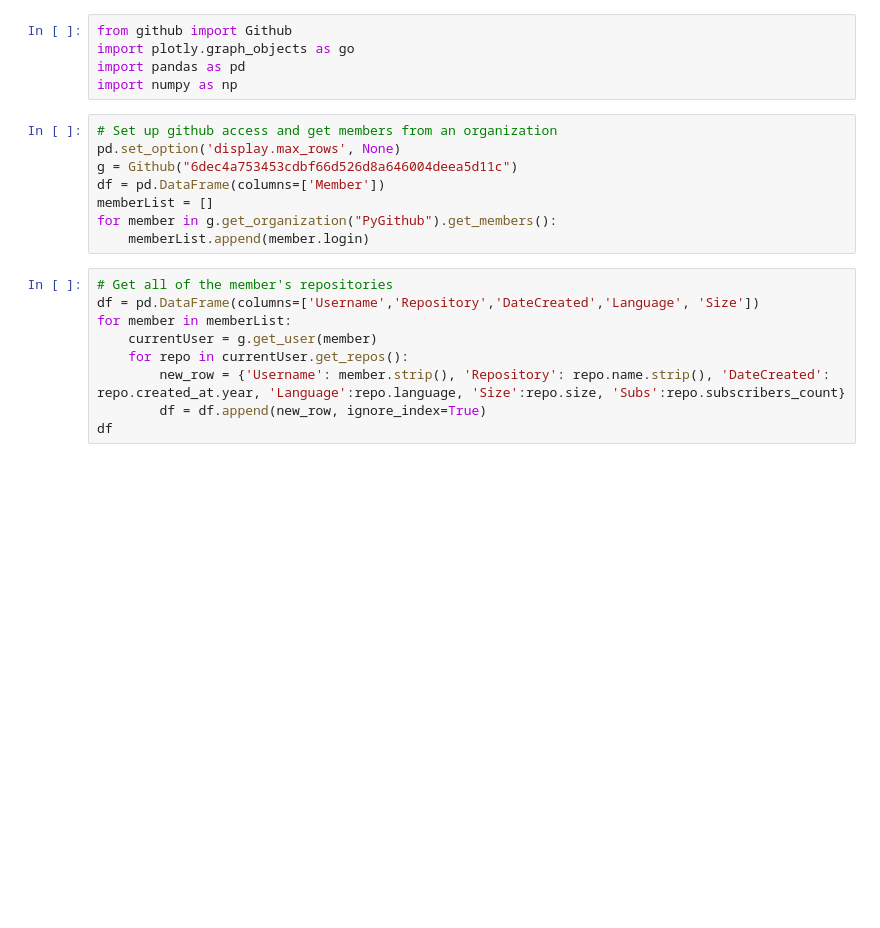
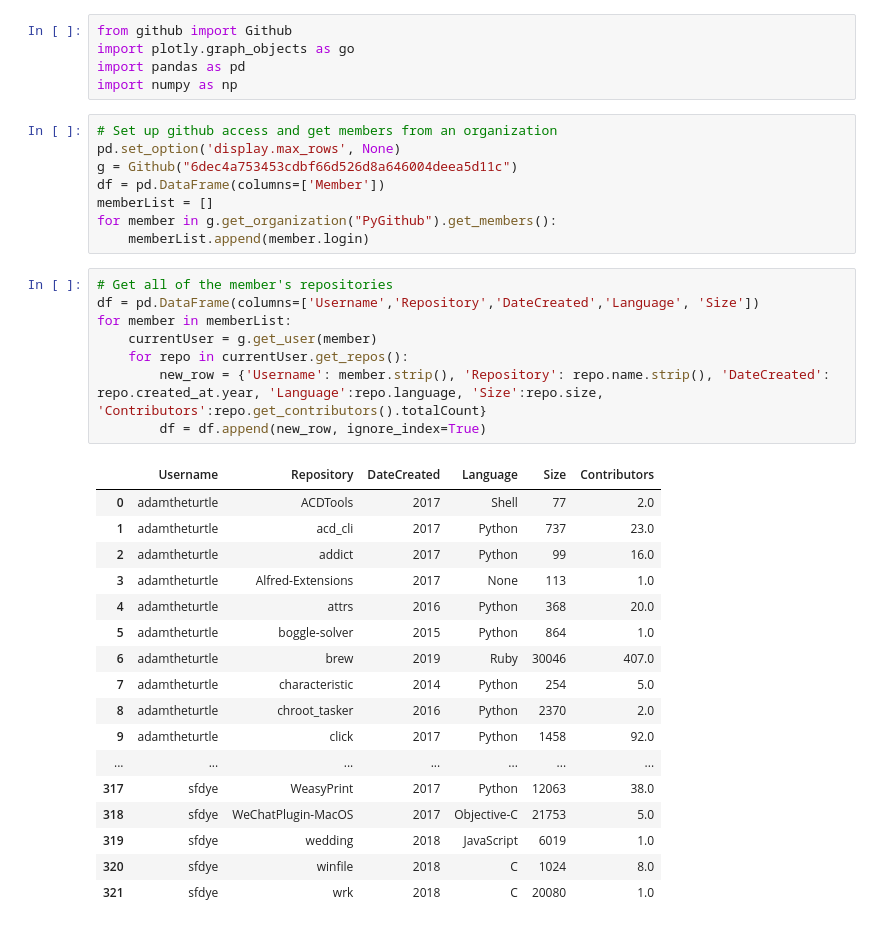
Before and after one commit to engelsj/swe-dev-task2, a Jupyter notebook: githubAccess.ipynb, the cells around one changed output. Saved outputs shown, nothing was run; the diff lists cells and outputs as text; blank space fills up the shorter version.

```diff
--- a/githubAccess.ipynb
+++ b/githubAccess.ipynb
@@ -14,11 +14,28 @@ for member in g.get_organization("PyGithub").get_members():
 # %%
 # Get all of the member's repositories
 df = pd.DataFrame(columns=['Username','Repository','DateCreated','Language', 'Size'])
 for member in memberList:
     currentUser = g.get_user(member)
     for repo in currentUser.get_repos():
-        new_row = {'Username': member.strip(), 'Repository': repo.name.strip(), 'DateCreated': repo.created_at.year, 'Language':repo.language, 'Size':repo.size, 'Subs':repo.subscribers_count}
+        new_row = {'Username': member.strip(), 'Repository': repo.name.strip(), 'DateCreated': repo.created_at.year, 'Language':repo.language, 'Size':repo.size, 'Contributors':repo.get_contributors().totalCount}
         df = df.append(new_row, ignore_index=True)
-df
+# %% [output]
+|  | Username | Repository | DateCreated | Language | Size | Contributors |
+| 0 | adamtheturtle | ACDTools | 2017 | Shell | 77 | 2.0 |
+| 1 | adamtheturtle | acd_cli | 2017 | Python | 737 | 23.0 |
+| 2 | adamtheturtle | addict | 2017 | Python | 99 | 16.0 |
+| 3 | adamtheturtle | Alfred-Extensions | 2017 | None | 113 | 1.0 |
+| 4 | adamtheturtle | attrs | 2016 | Python | 368 | 20.0 |
+| 5 | adamtheturtle | boggle-solver | 2015 | Python | 864 | 1.0 |
+| 6 | adamtheturtle | brew | 2019 | Ruby | 30046 | 407.0 |
+| 7 | adamtheturtle | characteristic | 2014 | Python | 254 | 5.0 |
+| 8 | adamtheturtle | chroot_tasker | 2016 | Python | 2370 | 2.0 |
+| 9 | adamtheturtle | click | 2017 | Python | 1458 | 92.0 |
+| ... | ... | ... | ... | ... | ... | ... |
+| 317 | sfdye | WeasyPrint | 2017 | Python | 12063 | 38.0 |
+| 318 | sfdye | WeChatPlugin-MacOS | 2017 | Objective-C | 21753 | 5.0 |
+| 319 | sfdye | wedding | 2018 | JavaScript | 6019 | 1.0 |
+| 320 | sfdye | winfile | 2018 | C | 1024 | 8.0 |
+| 321 | sfdye | wrk | 2018 | C | 20080 | 1.0 |
 # %%
 df = df.sort_values(by=['Username', 'DateCreated'])
```
Also changed, not shown: parts of 3 cells of this notebook.
